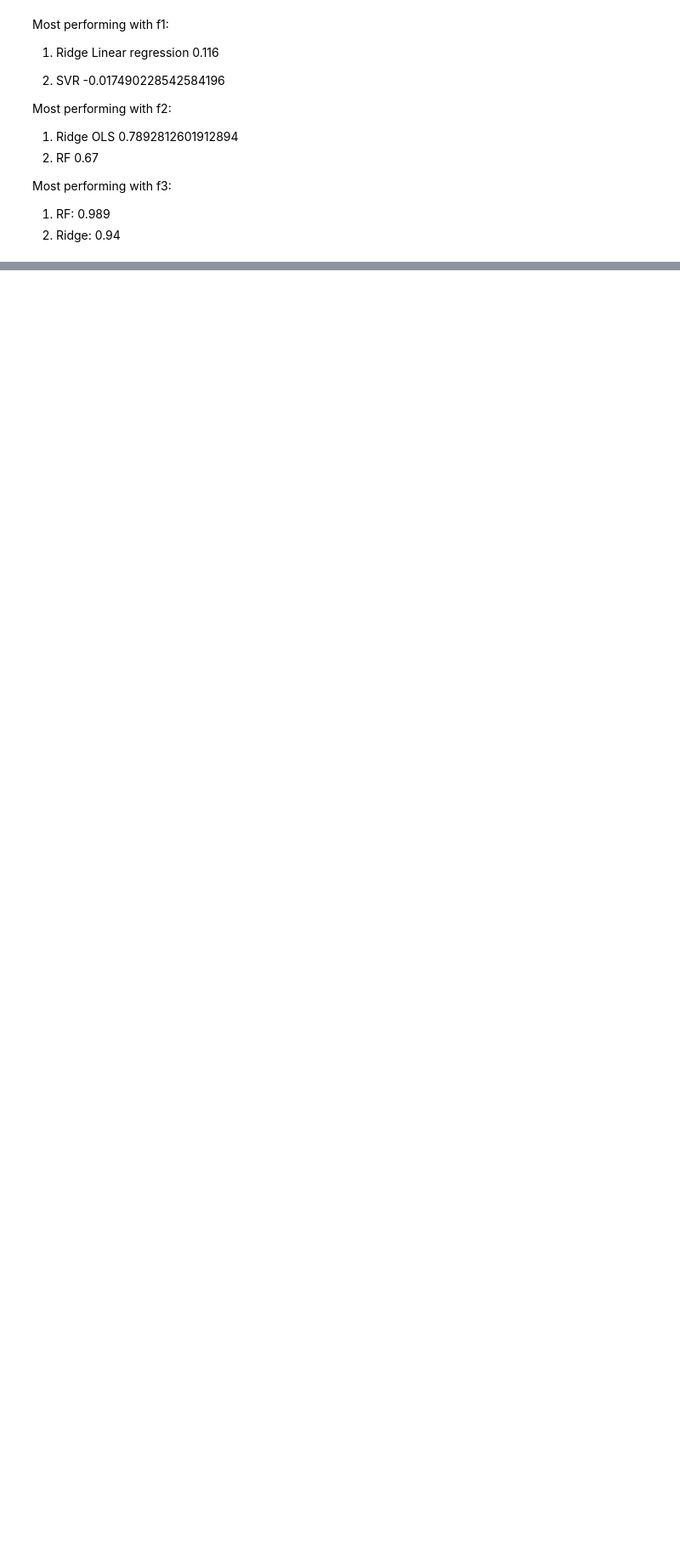
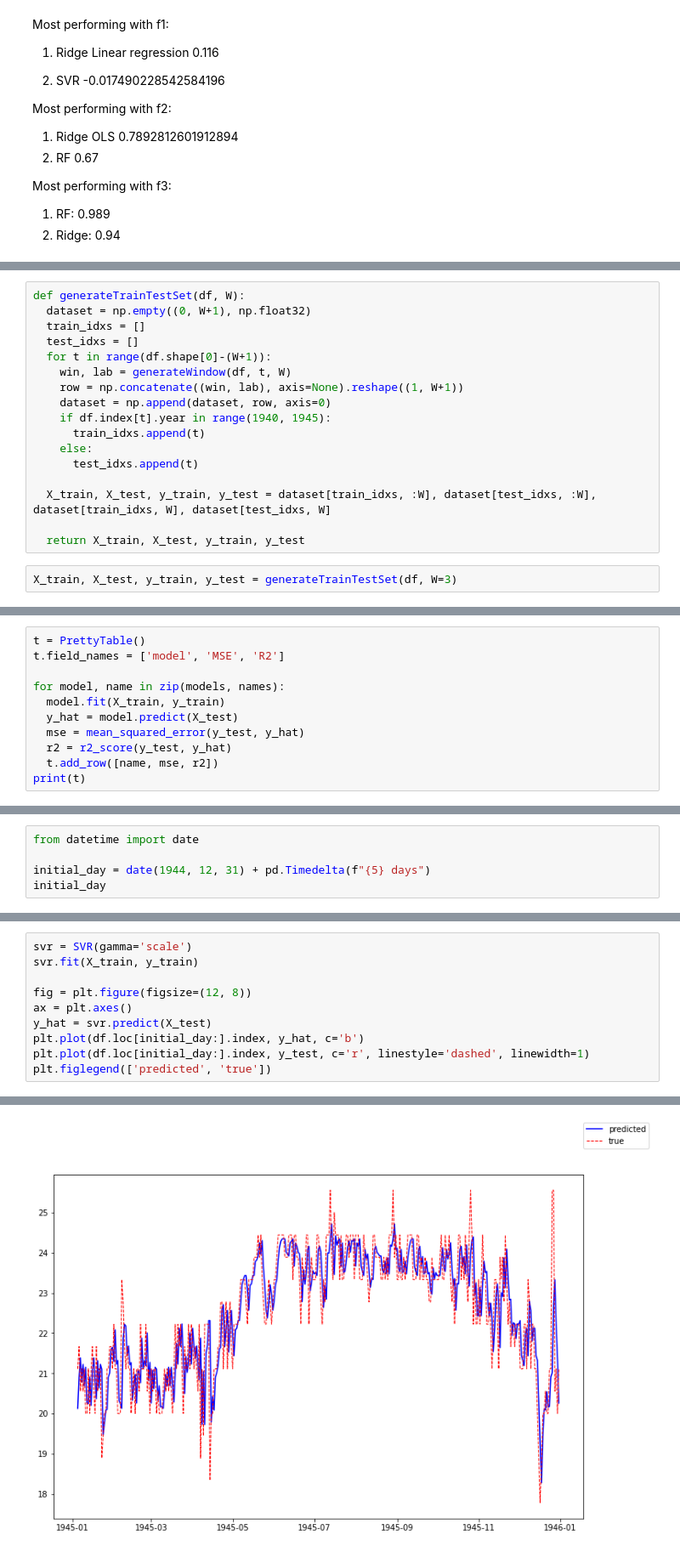
Before and after one commit to frank-lacriola/Data-Science-Lab, a Jupyter notebook: Lab8_Regression_timeSeries_WW2_temps.ipynb, the cells around one changed output, grey strips where cells are left out. Shown at 85% size. Drawn from its saved outputs; the diff is of its cells as text; blank space fills up the shorter version.

```diff
--- a/Lab8_Regression_timeSeries_WW2_temps.ipynb
+++ b/Lab8_Regression_timeSeries_WW2_temps.ipynb
@@ -553,0 +808,19 @@ Most performing with f3:
+# %%
+def generateTrainTestSet(df, W):
+  dataset = np.empty((0, W+1), np.float32)
+  train_idxs = []
+  test_idxs = []
+  for t in range(df.shape[0]-(W+1)):
+    win, lab = generateWindow(df, t, W)
+    row = np.concatenate((win, lab), axis=None).reshape((1, W+1))
+    dataset = np.append(dataset, row, axis=0)
+    if df.index[t].year in range(1940, 1945):
+      train_idxs.append(t)
+    else:
+      test_idxs.append(t)
+
+  X_train, X_test, y_train, y_test = dataset[train_idxs, :W], dataset[test_idxs, :W], dataset[train_idxs, W], dataset[test_idxs, W]
+
+  return X_train, X_test, y_train, y_test
+# %%
+X_train, X_test, y_train, y_test = generateTrainTestSet(df, W=3)
@@ -553,0 +831,11 @@ Most performing with f3:
+# %%
+t = PrettyTable()
+t.field_names = ['model', 'MSE', 'R2']
+
+for model, name in zip(models, names):
+  model.fit(X_train, y_train)
+  y_hat = model.predict(X_test)
+  mse = mean_squared_error(y_test, y_hat)
+  r2 = r2_score(y_test, y_hat)
+  t.add_row([name, mse, r2])
+print(t)
@@ -553,0 +858,5 @@ Most performing with f3:
+# %%
+from datetime import date
+
+initial_day = date(1944, 12, 31) + pd.Timedelta(f"{5} days")
+initial_day
@@ -553,0 +869,11 @@ Most performing with f3:
+# %%
+svr = SVR(gamma='scale')
+svr.fit(X_train, y_train)
+
+fig = plt.figure(figsize=(12, 8))
+ax = plt.axes()
+y_hat = svr.predict(X_test)
+plt.plot(df.loc[initial_day:].index, y_hat, c='b')
+plt.plot(df.loc[initial_day:].index, y_test, c='r', linestyle='dashed', linewidth=1)
+plt.figlegend(['predicted', 'true'])
+# %% [output]
@@ -553,0 +881 @@ Most performing with f3:
+[figure, added]
```
Also changed, not shown: parts of 48 cells of this notebook.
